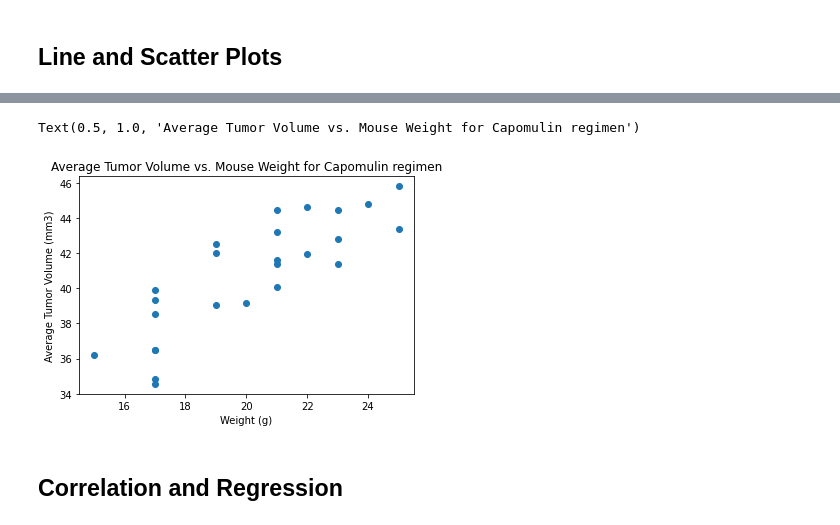
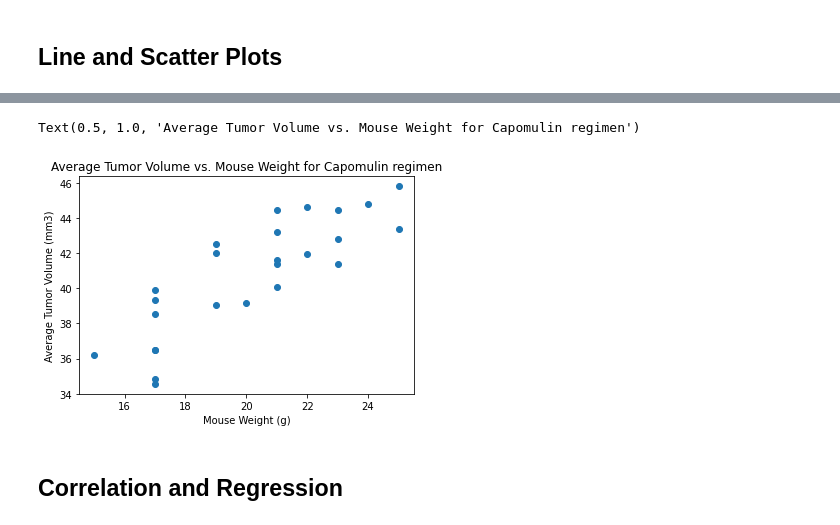
Before and after one commit to apfleegor/matplotlib-challenge, a Jupyter notebook: Pymaceuticals/pymaceuticals_starter.ipynb, the cells around one changed output, grey strips where cells are left out. Drawn from its saved outputs; the diff is of its cells as text; code cells hidden in the pictures.

```diff
--- a/Pymaceuticals/pymaceuticals_starter.ipynb
+++ b/Pymaceuticals/pymaceuticals_starter.ipynb
@@ -339,21 +341,21 @@ plt.show()
 # %%
 # Generate a scatter plot of average tumor volume vs. mouse weight for the Capomulin regimen
 
 # group by mouse id for mice on the capomulin regimen
 # get the average tumor volume and weight for each mouse
 # note: the weight does not change, so we can use the mean function on it
 capomulin_scatter = capomulin.groupby('Mouse ID')[['Weight (g)', 'Tumor Volume (mm3)']].mean()
 
 # plot the scatter plot
 plt.scatter(capomulin_scatter.iloc[:,0], capomulin_scatter.iloc[:,1])
 
 # formatting
-plt.xlabel('Weight (g)')
+plt.xlabel('Mouse Weight (g)')
 plt.ylabel('Average Tumor Volume (mm3)')
 plt.title('Average Tumor Volume vs. Mouse Weight for Capomulin regimen')
 # %% [output]
 Text(0.5, 1.0, 'Average Tumor Volume vs. Mouse Weight for Capomulin regimen')
-[figure, old version]
+[figure, new version]
 # %% [markdown]
 ## Correlation and Regression
 # %%
```
Also changed, not shown: parts of 6 cells of this notebook, 1 other file.
